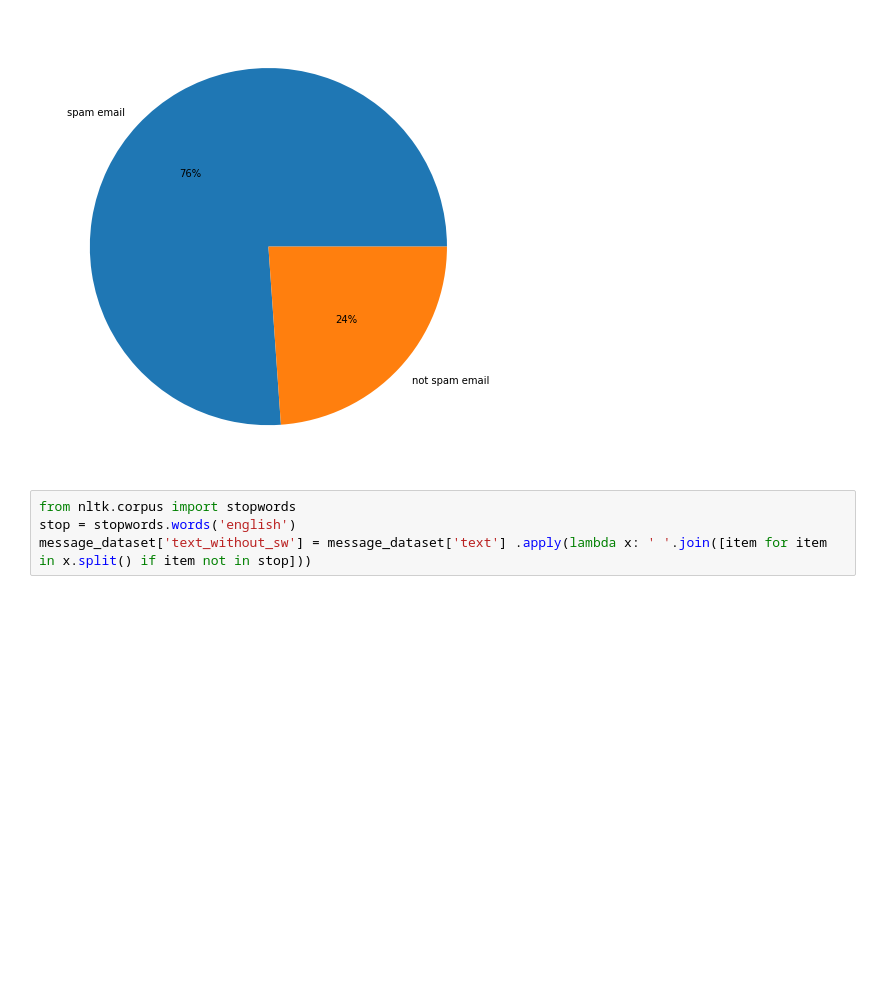
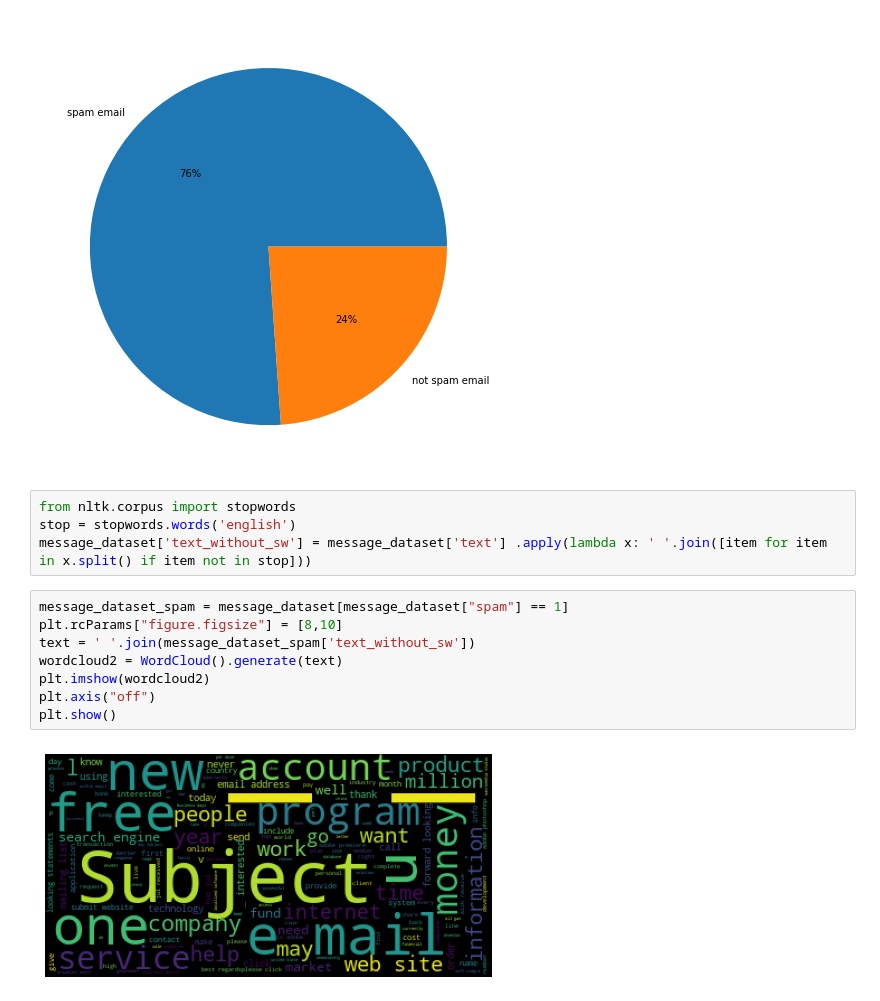
Before and after one commit to romedal/ML_MailSpam_BayesAlgo, a Jupyter notebook: MailSpam.ipynb, the cells around one changed output. Cells and saved outputs as stored; diff of their text form; blank space fills up the shorter version.

Commit message:
Added cloud plot with spam words

```diff
--- a/MailSpam.ipynb
+++ b/MailSpam.ipynb
@@ -31,3 +31,13 @@ message_dataset.spam.value_counts().plot(kind='pie', autopct='%1.0f%%', labels=[
 from nltk.corpus import stopwords
 stop = stopwords.words('english')
 message_dataset['text_without_sw'] = message_dataset['text'] .apply(lambda x: ' '.join([item for item in x.split() if item not in stop]))
+# %%
+message_dataset_spam = message_dataset[message_dataset["spam"] == 1]
+plt.rcParams["figure.figsize"] = [8,10]
+text = ' '.join(message_dataset_spam['text_without_sw'])
+wordcloud2 = WordCloud().generate(text)
+plt.imshow(wordcloud2)
+plt.axis("off")
+plt.show()
+# %% [output]
+[figure, added]
```
